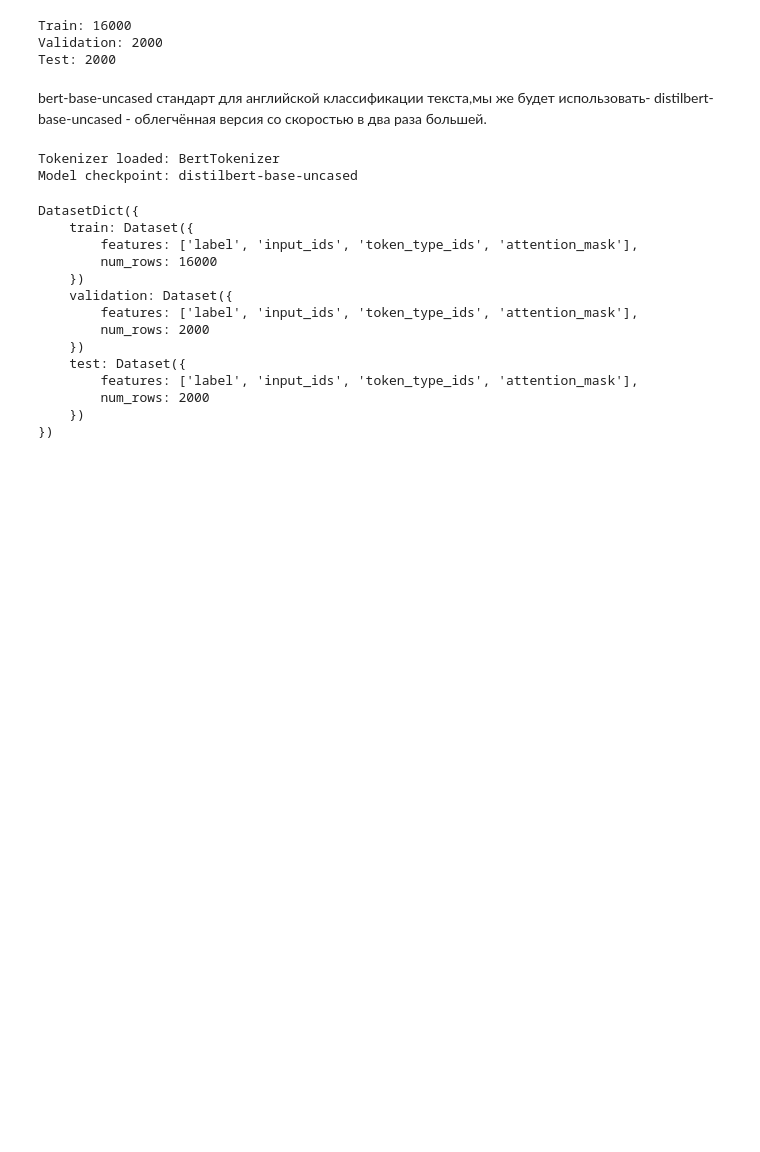
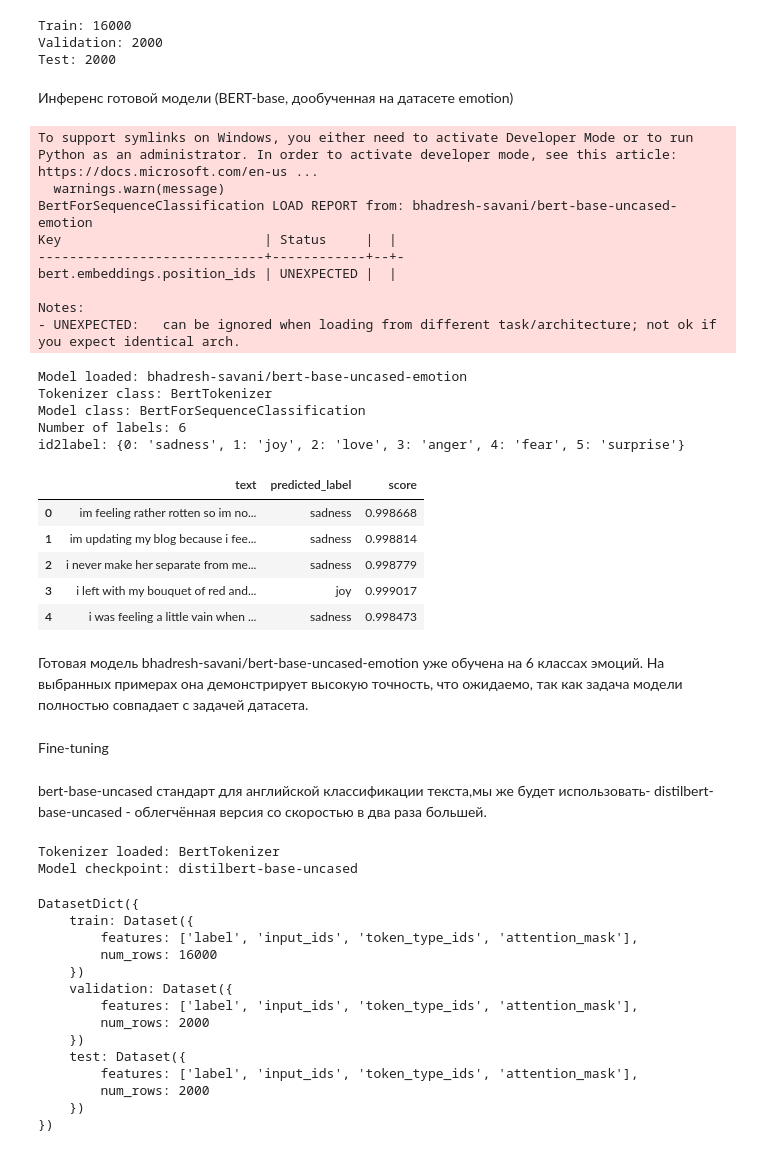
Before and after one commit to FazilM566/engineering, a Jupyter notebook: homeworks/HW13/HW13.ipynb, the cells around one changed output. Saved outputs shown, nothing was run; the diff lists cells and outputs as text; code cells hidden in the pictures; blank space fills up the shorter version.

```diff
--- a/homeworks/HW13/HW13.ipynb
+++ b/homeworks/HW13/HW13.ipynb
@@ -99,6 +96,71 @@ print(f"Test: {len(test_data)}")
 Train: 16000
 Validation: 2000
 Test: 2000
+# %% [markdown]
+Инференс готовой модели (BERT-base, дообученная на датасете emotion)
+# %%
+# Готовая модель для классификации эмоций
+MODEL = "bhadresh-savani/bert-base-uncased-emotion"
+
+tokenizer = AutoTokenizer.from_pretrained(MODEL)
+model = AutoModelForSequenceClassification.from_pretrained(MODEL).to(device)
+model.eval()
+
+print("Model loaded:", MODEL)
+print("Tokenizer class:", tokenizer.__class__.__name__)
+print("Model class:", model.__class__.__name__)
+print("Number of labels:", model.config.num_labels)
+print("id2label:", model.config.id2label)
+
+pipeline_device = 0 if torch.cuda.is_available() else -1
+
+# Создаём high-level pipeline для классификации текста
+text_clf = pipeline(
+    task="text-classification",
+    model=model,
+    tokenizer=tokenizer,
+    device=pipeline_device,
+)
+
+# Берем 5 текстов из датасета Emotions
+demo_texts = dataset["test"]["text"][:5]
+
+pipeline_outputs = text_clf(demo_texts)
+
+pipeline_df = pd.DataFrame(
+    {
+        "text": demo_texts,
+        "predicted_label": [item["label"] for item in pipeline_outputs],
+        "score": [item["score"] for item in pipeline_outputs],
+    }
+)
+
+pipeline_df
+# %% [output]
+To support symlinks on Windows, you either need to activate Developer Mode or to run Python as an administrator. In order to activate developer mode, see this article: https://docs.microsoft.com/en-us ...
+  warnings.warn(message)
+BertForSequenceClassification LOAD REPORT from: bhadresh-savani/bert-base-uncased-emotion
+Key                          | Status     |  |
+-----------------------------+------------+--+-
+bert.embeddings.position_ids | UNEXPECTED |  |
+
+Notes:
+- UNEXPECTED:   can be ignored when loading from different task/architecture; not ok if you expect identical arch.
+Model loaded: bhadresh-savani/bert-base-uncased-emotion
+Tokenizer class: BertTokenizer
+Model class: BertForSequenceClassification
+Number of labels: 6
+id2label: {0: 'sadness', 1: 'joy', 2: 'love', 3: 'anger', 4: 'fear', 5: 'surprise'}
+|  | text | predicted_label | score |
+| 0 | im feeling rather rotten so im no... | sadness | 0.998668 |
+| 1 | im updating my blog because i fee... | sadness | 0.998814 |
+| 2 | i never make her separate from me... | sadness | 0.998779 |
+| 3 | i left with my bouquet of red and... | joy | 0.999017 |
+| 4 | i was feeling a little vain when ... | sadness | 0.998473 |
+# %% [markdown]
+Готовая модель bhadresh-savani/bert-base-uncased-emotion уже обучена на 6 классах эмоций. На выбранных примерах она демонстрирует высокую точность, что ожидаемо, так как задача модели полностью совпадает с задачей датасета.
+# %% [markdown]
+ Fine-tuning
 # %% [markdown]
 bert-base-uncased стандарт для английской классификации текста,мы же будет использовать- distilbert-base-uncased - облегчённая версия со скоростью в два раза большей.
 # %%
```
Also changed, not shown: parts of 3 cells of this notebook, 1 other file.
